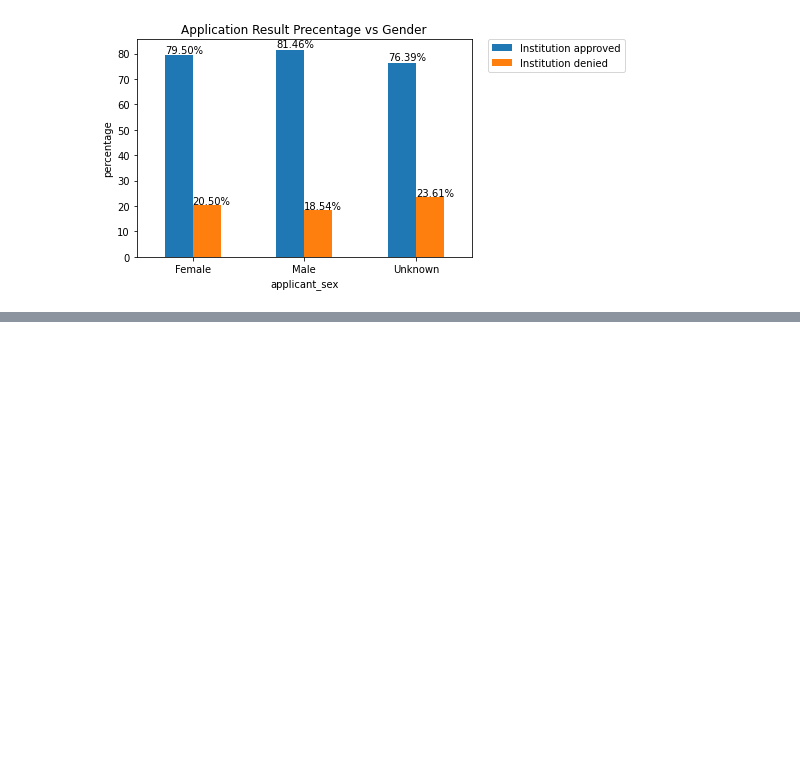
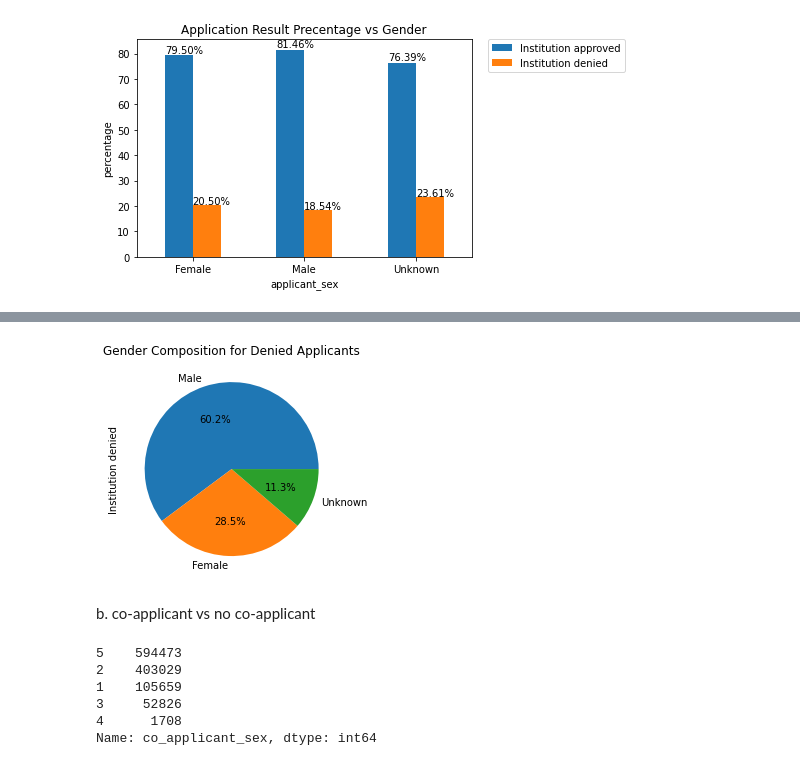
Before and after one commit to YihengYe/ECE143-HMDA_Mortagage_Analysis_and_Prediction, a Jupyter notebook: notebooks/Raw_EDA_2.ipynb, the cells around one changed output, grey strips where cells are left out. Drawn from its saved outputs; the diff is of its cells as text; code cells hidden in the pictures; blank space fills up the shorter version.

```diff
--- a/notebooks/Raw_EDA_2.ipynb
+++ b/notebooks/Raw_EDA_2.ipynb
@@ -104,0 +114,18 @@ plt.savefig(image_path+'Application_result_percentage_gender.png', bbox_inches='
+# %%
+Sex_result_denied=Sex_result_a1['Institution denied'].reindex(index=['Male','Female','Unknown'])
+plt.figure()
+Sex_result_denied.plot.pie(legend=False, title='Gender Composition for Denied Applicants',autopct='%1.1f%%')
+plt.savefig(image_path+'Denied_applicant_gender.png', bbox_inches='tight')
+# %% [output]
+[figure, added]
+# %% [markdown]
+b. co-applicant vs no co-applicant
+# %%
+skimmed_df['co_applicant_sex'].value_counts()
+# %% [output]
+5    594473
+2    403029
+1    105659
+3     52826
+4      1708
+Name: co_applicant_sex, dtype: int64
```
Also changed, not shown: parts of 22 cells of this notebook, 17 other files.
